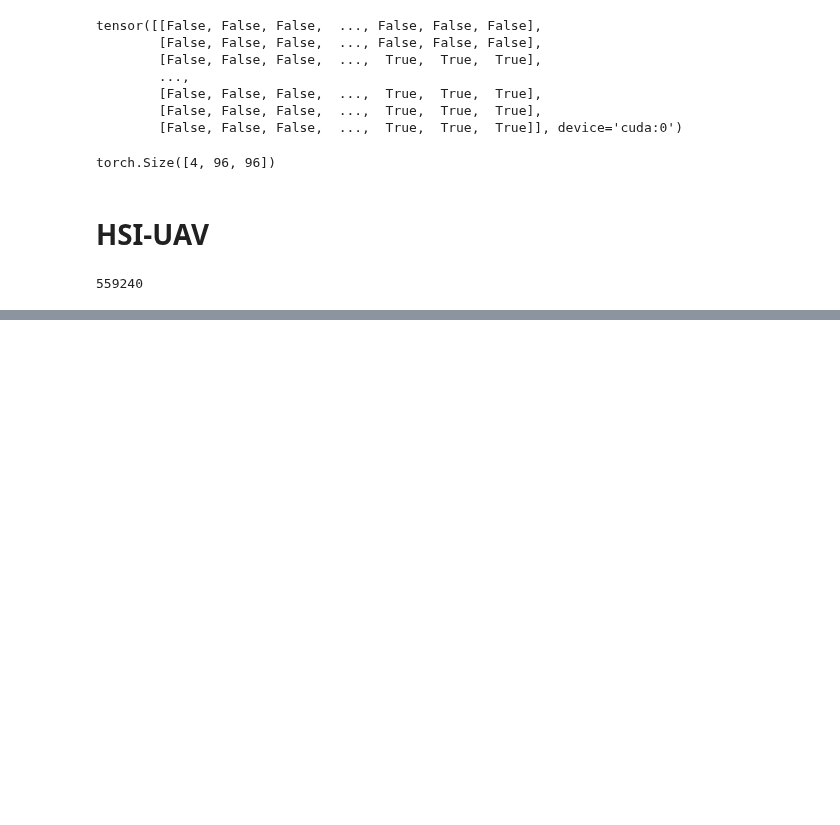
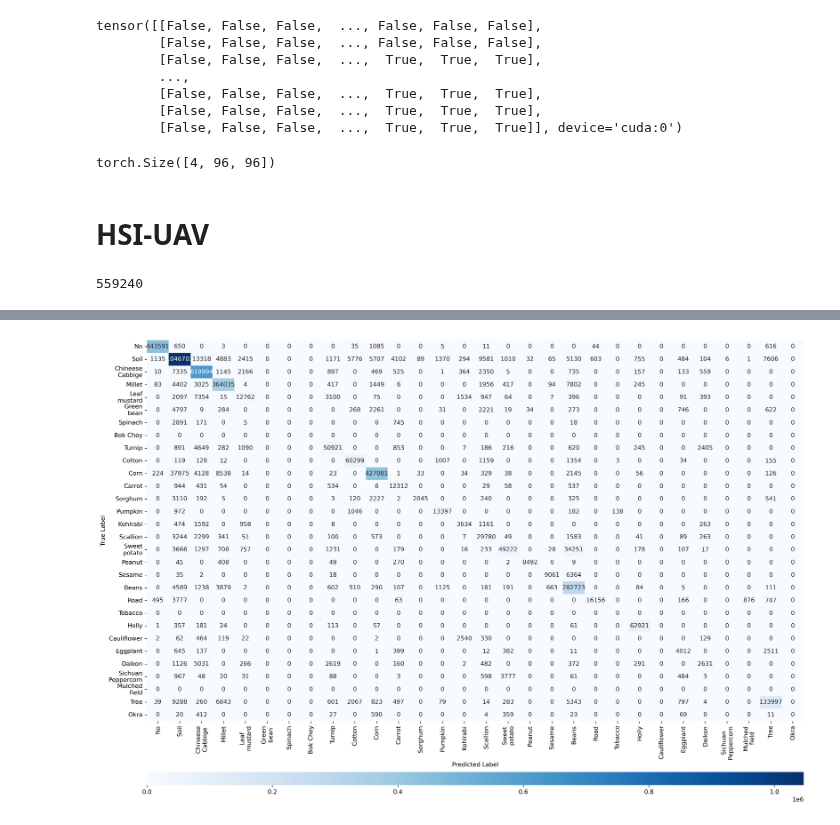
Before and after one commit to cafe1930/MultispectralSegmentation, a Jupyter notebook: vizualization.ipynb, the cells around one changed output, grey strips where cells are left out. Drawn from its saved outputs; the diff is of its cells as text; code cells hidden in the pictures; blank space fills up the shorter version.

```diff
--- a/vizualization.ipynb
+++ b/vizualization.ipynb
@@ -61,9 +61,11 @@ plt.show()
 # %% [markdown]
 # визуализация матрицы ошибок
 # %%
-path_to_confusion = r'z:\mikhail_u\segmentation_results_DATCHIKI\unet_tu-maxvit_tiny_rw_224_2025-10-07T05-07-49\unet_tu-maxvit_tiny_rw_224__b_10m_st_2 2025-10-07T09-12-21\version_0\val_confusion_matrices.csv'
-best_epoch = 172
+#path_to_confusion = r'z:\mikhail_u\segmentation_results_DATCHIKI\unet_tu-maxvit_tiny_rw_224_2025-10-07T05-07-49\unet_tu-maxvit_tiny_rw_224__b_10m_st_2 2025-10-07T09-12-21\version_0\val_confusion_matrices.csv'
+path_to_confusion = r'z:\mikhail_u\HSI_ref_results\unet_aux_att_tu-cspdarknet53_HSI_chatt_300ep 2025-11-04T03-57-38\version_0\val_confusion_matrices.csv'
+best_epoch = 266
 model_name = 'MAxViT'
+model_name = 'Ty PIDOR BLYA!'
 
 #path_to_confusion = r'z:\mikhail_u\segmentation_results_DATCHIKI\unet_tu-cspdarknet53_2025-10-08T01-25-06\unet_tu-cspdarknet53__b_10m_st_2\version_0\val_confusion_matrices.csv'
 #model_name = 'CSP'
@@ -949,0 +953,84 @@ img.shape
+# %%
+paths_to_chatt_pretrained_list = [
+    r'z:\mikhail_u\3090\saving_dir\unet_aux_att_tu-cspdarknet53_HSI_chatt_bs32 2025-11-04T09-37-23\version_0\val_confusion_matrices.csv',
+    r'Z:\mikhail_u\3090\saving_dir\unet_aux_att_tu-cspdarknet53_HSI_chatt_bs32 2025-11-04T08-53-33\version_0\val_confusion_matrices.csv',
+    r'Z:\mikhail_u\3090\saving_dir\unet_aux_att_tu-cspdarknet53_HSI_chatt_bs32 2025-11-04T08-09-52\version_0\val_confusion_matrices.csv',
+    r'Z:\mikhail_u\3090\saving_dir\unet_aux_att_tu-cspdarknet53_HSI_chatt_bs32 2025-11-04T07-26-13\version_0\val_confusion_matrices.csv',
+    r'Z:\mikhail_u\3090\saving_dir\unet_aux_att_tu-cspdarknet53_HSI_chatt 2025-11-04T00-42-52\version_0\val_confusion_matrices.csv'
+]
+
+best_epochs = [370,365,391,360,362]
+
+
+classes = [
+    'No',
+    'Soil',
+    'Chineese\nCabbige',
+    'Millet',
+    'Leaf\nmustard',
+    'Green\nbean',
+    'Spinach',
+    'Bok Choy',
+    'Turnip',
+    'Cotton',
+    'Corn',
+    'Carrot',
+    'Sorghum',
+    'Pumpkin',
+    'Kohlrabi',
+    'Scallion',
+
+    'Sweet\npotato',
+    'Peanut',
+    'Sesame',
+    'Beans',
+
+    'Road',
+    'Tobacco',
+    'Holly',
+    'Cauliflower',
+    'Eggplant',
+    'Daikon',
+    'Sichuan\nPeppercorn',
+    'Mulched\nfield',
+    'Tree',
+    'Okra',
+]
+class_num = len(classes)
+overal_conf = np.zeros((class_num,class_num))
+
+for path_to_confusion, best_epoch in zip(paths_to_chatt_pretrained_list, best_epochs):
+    df = pd.read_csv(path_to_confusion)
+    path_to_metrics = os.path.join(os.path.split(path_to_confusion)[0], 'metrics.csv')
+    metrix_df = pd.read_csv(path_to_metrics)
+    best_epoch = metrix_df['val_iou_mean'].dropna().argmax()
+    conf_df = df[df['epoch']==best_epoch].drop(columns=['epoch'])
+    conf_df['classes'] = classes
+
+    overal_conf += conf_df.iloc[:, 1:].values
+    #conf_df['classes'] = classes
+
+#overal_conf /= len(paths_to_chatt_pretrained_list)
+
+conf_df.iloc[:, 1:] = overal_conf.astype(int)
+conf_df = conf_df.set_index('classes')
+conf_df.columns = classes
+plt.figure(figsize=(16.5, 12), dpi=300)
+sns.heatmap(conf_df,
+            annot=True,
+            fmt='d',  # 'd' для целых чисел, 'f' для дробных
+            #fmt='.2f',
+            cmap='Blues',
+            xticklabels=True,
+            yticklabels=True,
+            cbar=True,
+            cbar_kws={'orientation': 'horizontal', 'pad':0.1, 'aspect': 50}
+            )
+
+#plt.title(model_name)
+plt.ylabel('True Label')
+plt.xlabel('Predicted Label')
+plt.tight_layout()
+plt.show()
+# %% [output]
+[figure, added]
```
Also changed, not shown: parts of 10 cells of this notebook, 2 other files.
